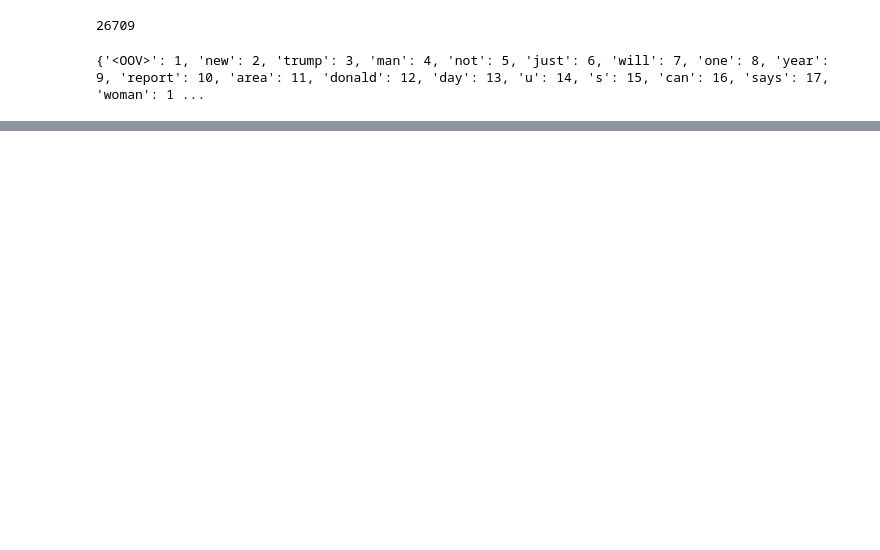
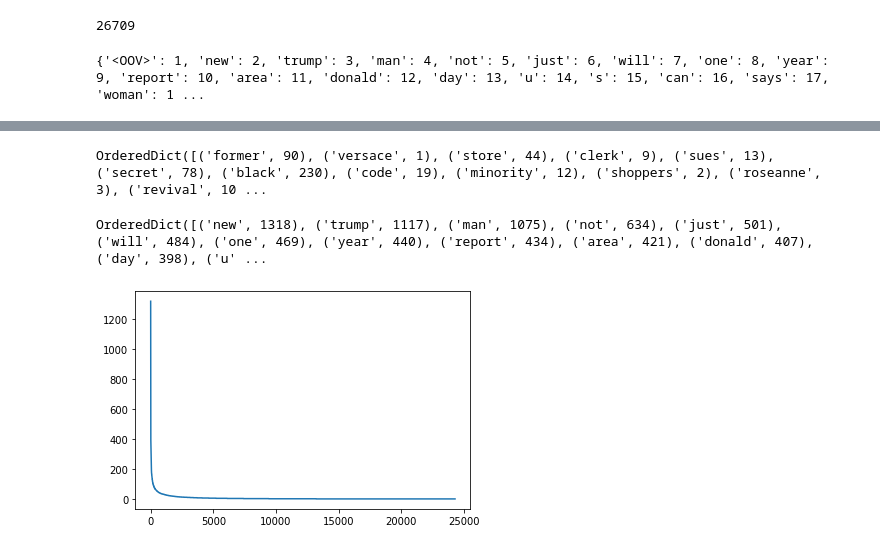
Before and after one commit to AashiDutt/AI-and-ML-for-Coders, a Jupyter notebook: Chapter_6.ipynb, the cells around one changed output, grey strips where cells are left out. Saved outputs shown, nothing was run; the diff lists cells and outputs as text; code cells hidden in the pictures; blank space fills up the shorter version.

```diff
--- a/Chapter_6.ipynb
+++ b/Chapter_6.ipynb
@@ -184,0 +202,31 @@ plot_graphs(history, "loss")
+# %%
+#Getting clue of overfitting from frequency of words in dataset
+wc= tokenizer.word_counts
+print(wc)
+
+#order of words is based upon order of their appearance in dataset
+# %% [output]
+OrderedDict([('former', 90), ('versace', 1), ('store', 44), ('clerk', 9), ('sues', 13), ('secret', 78), ('black', 230), ('code', 19), ('minority', 12), ('shoppers', 2), ('roseanne', 3), ('revival', 10 ...
+# %%
+#sorting ordered dict in descending order of word volume
+
+from collections import OrderedDict
+newlist = (OrderedDict(sorted(wc.items(), key = lambda t:t[1], reverse = True)))
+print(newlist)
+# %% [output]
+OrderedDict([('new', 1318), ('trump', 1117), ('man', 1075), ('not', 634), ('just', 501), ('will', 484), ('one', 469), ('year', 440), ('report', 434), ('area', 421), ('donald', 407), ('day', 398), ('u' ...
+# %%
+xs = []
+ys = []
+curr_x = 1
+for item in newlist:
+  xs.append(curr_x)
+  curr_x = curr_x + 1
+  ys.append(newlist[item])
+
+plt.plot(xs, ys)
+plt.show()
+
+#hockey stick curve
+# %% [output]
+[figure, added]
```
Also changed, not shown: parts of 31 cells of this notebook.
